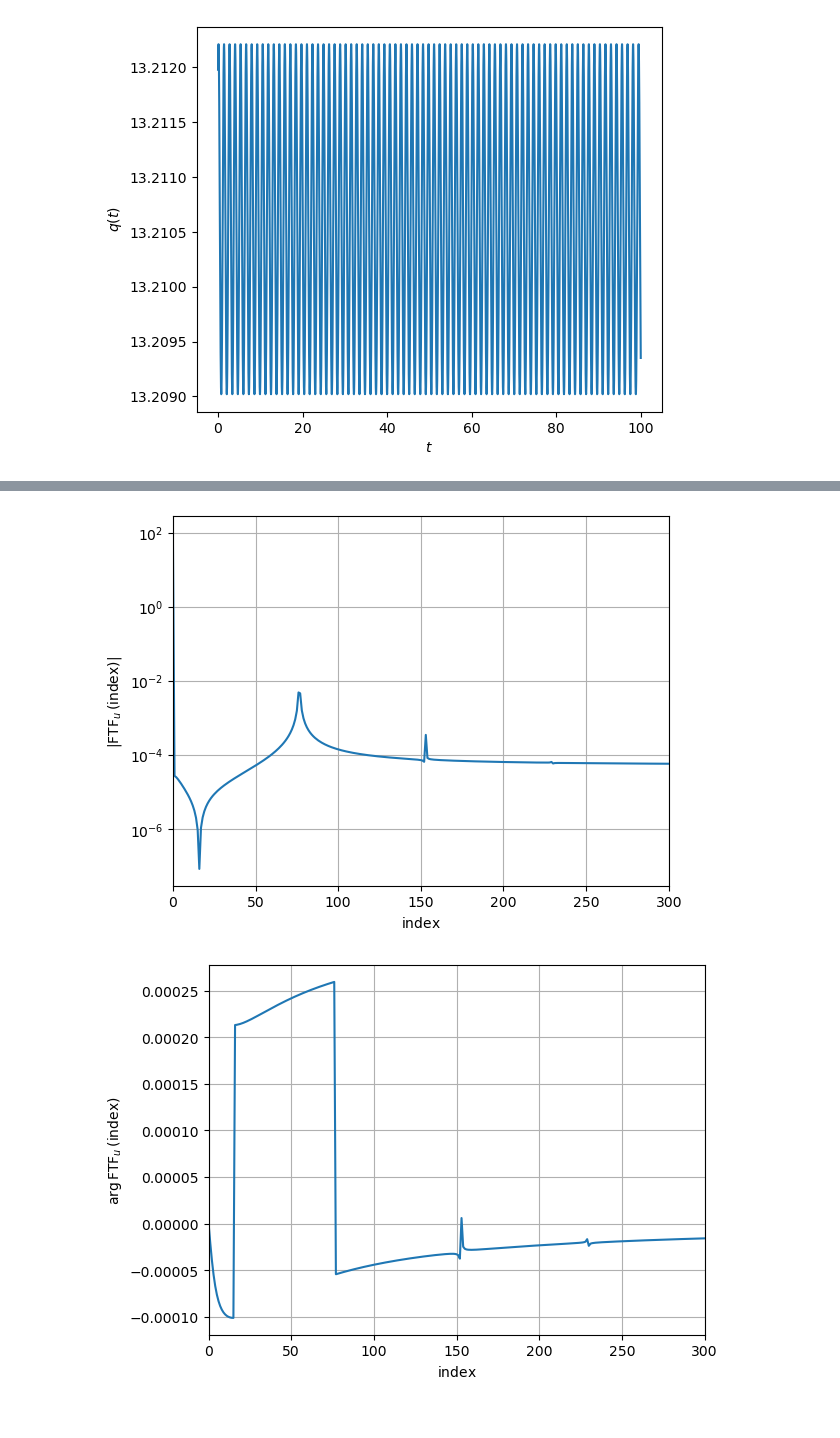
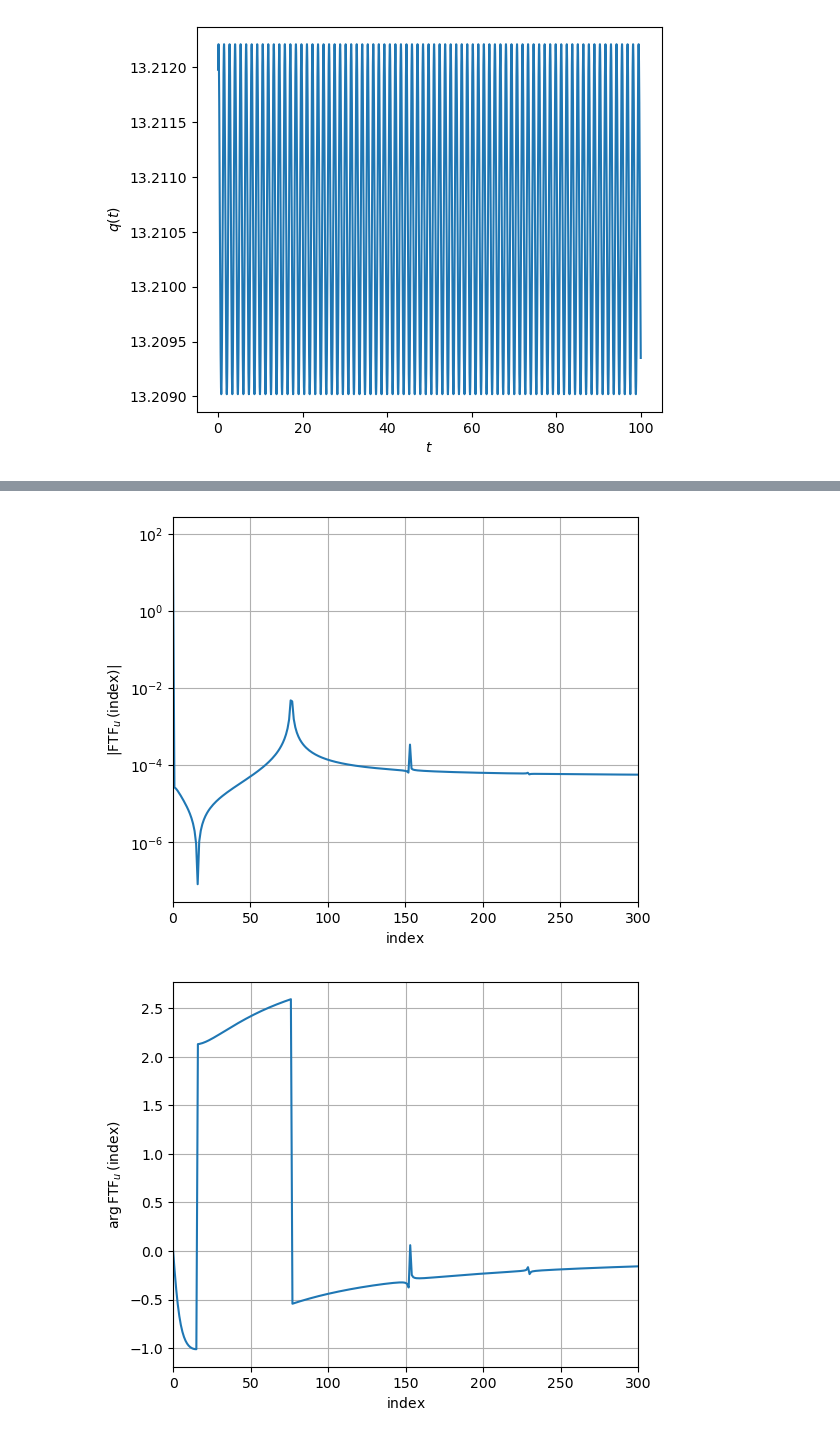
Before and after one commit to AedenLindelauf/Modelling-Week-Bosch, a Jupyter notebook: G.ipynb, the cells around one changed output, grey strips where cells are left out. Saved outputs shown, nothing was run; the diff lists cells and outputs as text; code cells hidden in the pictures.

```diff
--- a/G.ipynb
+++ b/G.ipynb
@@ -50,6 +50,8 @@ tf = fftfreq(N, dt)
 Q_bar = 1
 St = 1
 
+s_L = 1
+
 
 Sl = 0.31      # 0.31 for Methane, and 2.88 m/s
 v_Bar =  0.5      # mean upward velocity in the lab frame
@@ -131,26 +135,29 @@ plt.show()
 def FTF_u(index: int):
     r"$0 \leq u < N$"
     return qf[index] * U_bar / (uf[index] * Q_bar)
+# %%
+res = [FTF_u(i) for i in range(len(uf))]
+tf = tf[:len(tf)//2]
+res = res[:len(res)//2]
 # %%
-res = [FTF_u(i) for i in range(len(uf))]
-
-plt.plot(tf[:len(tf)//2], np.abs(res[:len(res)//2]) / N )
+plt.figure(figsize=(6,5))
+plt.plot(tf, np.abs(res) / N )
 plt.grid()
 plt.xlim([-0.05,3*omega])
 #plt.ylim([-0.001, 0.02])
 plt.xlabel(r"$\text{index}$")
 plt.ylabel(r"$|\operatorname{FTF}_u(\text{index})|$")
 plt.yscale("log")
 plt.show()
 
-
-plt.plot(tf[:len(tf)//2], np.angle(res[:len(res)//2]) / N )
+plt.figure(figsize=(6,5))
+plt.plot(tf, np.angle(res) )
 plt.grid()
 plt.xlim([-0.05,3*omega])
 # plt.ylim([-0.001, 0.02])
 plt.xlabel(r"$\text{index}$")
 plt.ylabel(r"$\operatorname{arg}\operatorname{FTF}_u(\text{index})$")
 plt.show()
 # %% [output]
-[figure, old version]
+[figure, new version]
-[figure, old version]
+[figure, new version]
```
Also changed, not shown: parts of 3 cells of this notebook.
